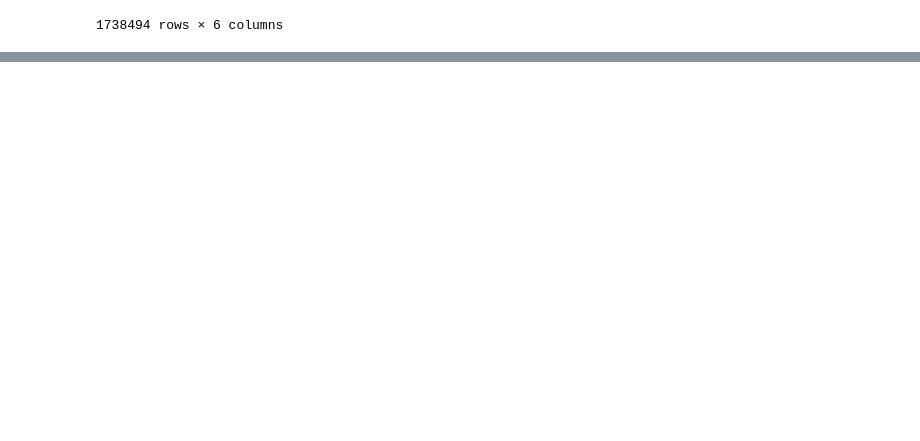
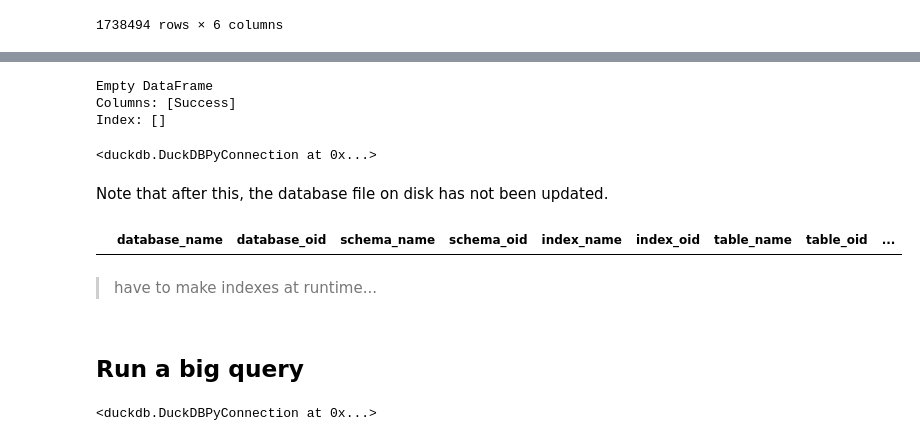
Before and after one commit to BeckResearchLab/learn2thermDB, a Jupyter notebook: notebooks/test-duckdb.ipynb, the cells around one changed output, grey strips where cells are left out. Cells and saved outputs as stored; diff of their text form; code cells hidden in the pictures; blank space fills up the shorter version.

Commit message:
investigating drawbacks of duckdb that have popped up

```diff
--- a/notebooks/test-duckdb.ipynb
+++ b/notebooks/test-duckdb.ipynb
@@ -973,0 +1004,10 @@ test
+# %%
+print(conn.execute("CHECKPOINT").df())
+conn.commit()
+# %% [output]
+Empty DataFrame
+Columns: [Success]
+Index: []
+<duckdb.DuckDBPyConnection at 0x...>
+# %% [markdown]
+Note that after this, the database file on disk has not been updated.
@@ -973,0 +1016,10 @@ test
+# %%
+conn = ddb.connect('../data/database', read_only=True)
+# %%
+conn.execute("SELECT * FROM duckdb_indexes()").df()
+# %% [output]
+|  | database_name | database_oid | schema_name | schema_oid | index_name | index_oid | table_name | table_oid | ... |
+# %% [markdown]
+> have to make indexes at runtime...
+# %% [markdown]
+## Run a big query
@@ -973,0 +1030,7 @@ test
+# %%
+# primary and foreign
+conn.execute("CREATE UNIQUE INDEX prot_ind ON proteins (protein_int_index)")
+conn.execute("CREATE INDEX prot_ind_pp_m ON protein_pairs (meso_protein_int_index)")
+conn.execute("CREATE INDEX prot_ind_pp_t ON protein_pairs (thermo_protein_int_index)")
+# %% [output]
+<duckdb.DuckDBPyConnection at 0x...>
```
Also changed, not shown: parts of 17 cells of this notebook.
